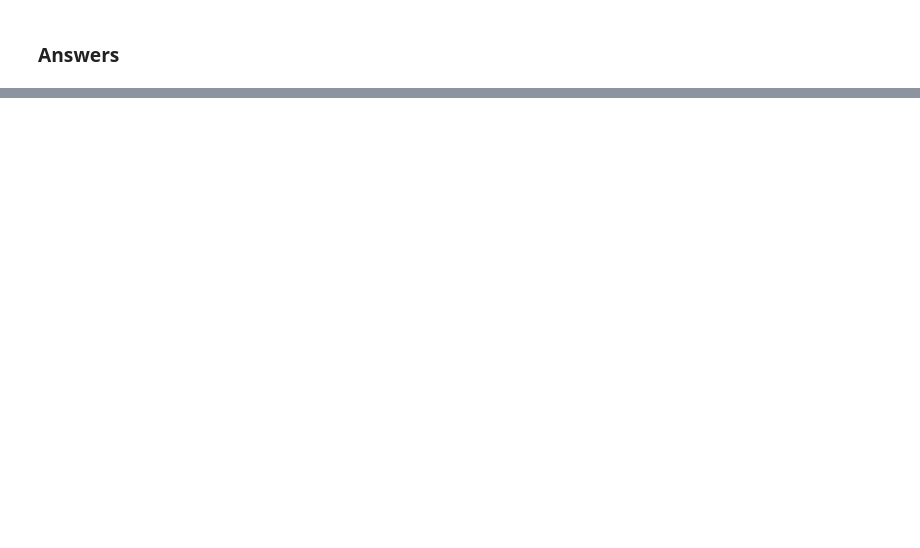
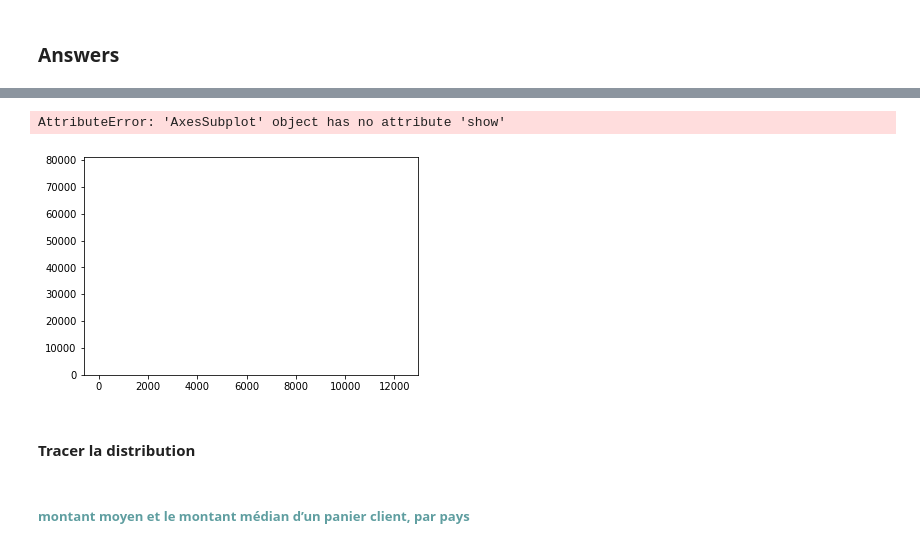
Before and after one commit to Abdoulaye224/machine_learning, a Jupyter notebook: TP_2/Untitled.ipynb, the cells around one changed output, grey strips where cells are left out. Saved outputs shown, nothing was run; the diff lists cells and outputs as text; code cells hidden in the pictures; blank space fills up the shorter version.

```diff
--- a/TP_2/Untitled.ipynb
+++ b/TP_2/Untitled.ipynb
@@ -148,0 +214,2 @@ df_customer_mean_price
+# %%
+disp = df_customer_mean_price.groupby('CustomerID').mean().reset_index()
@@ -148,0 +232,17 @@ df_customer_mean_price
+# %%
+disp = disp.head(10)
+# %%
+x = disp['CustomerID']
+y = disp['mean']
+
+fig, ax = plt.subplots()
+ax.bar(x, y)
+
+ax.show()
+# %% [output]
+AttributeError: 'AxesSubplot' object has no attribute 'show'
+[figure, added]
+# %% [markdown]
+#### Tracer la distribution
+# %% [markdown]
+<h5 style="color: cadetblue">  montant moyen et le montant médian d’un panier client, par pays</h5>
```
Also changed, not shown: parts of 125 cells of this notebook, 1 other file.
